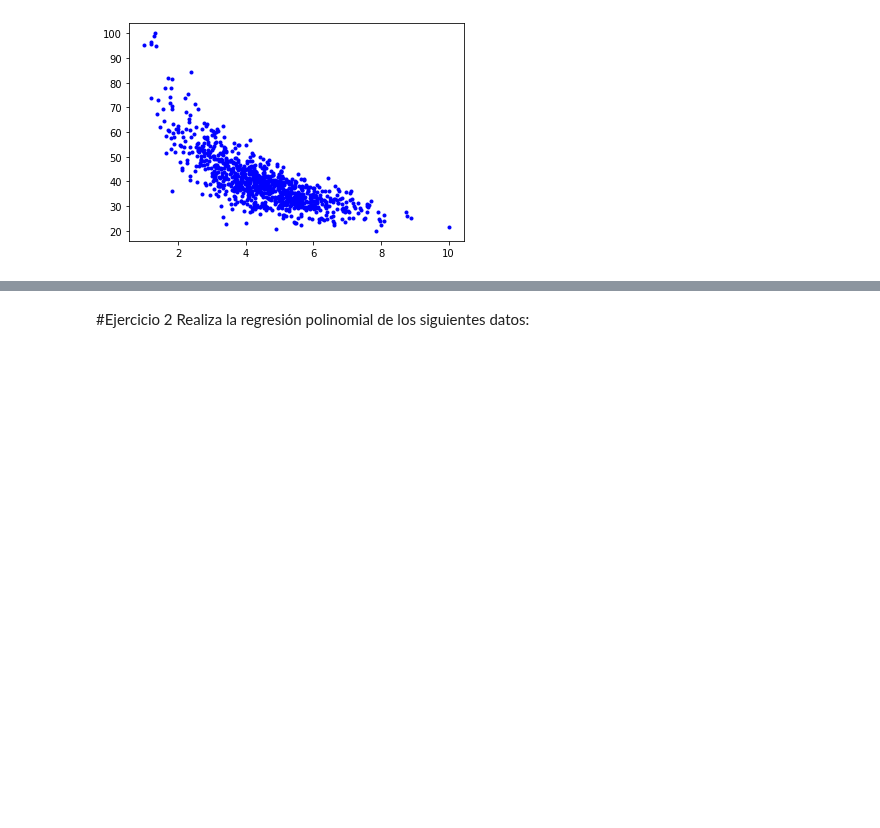
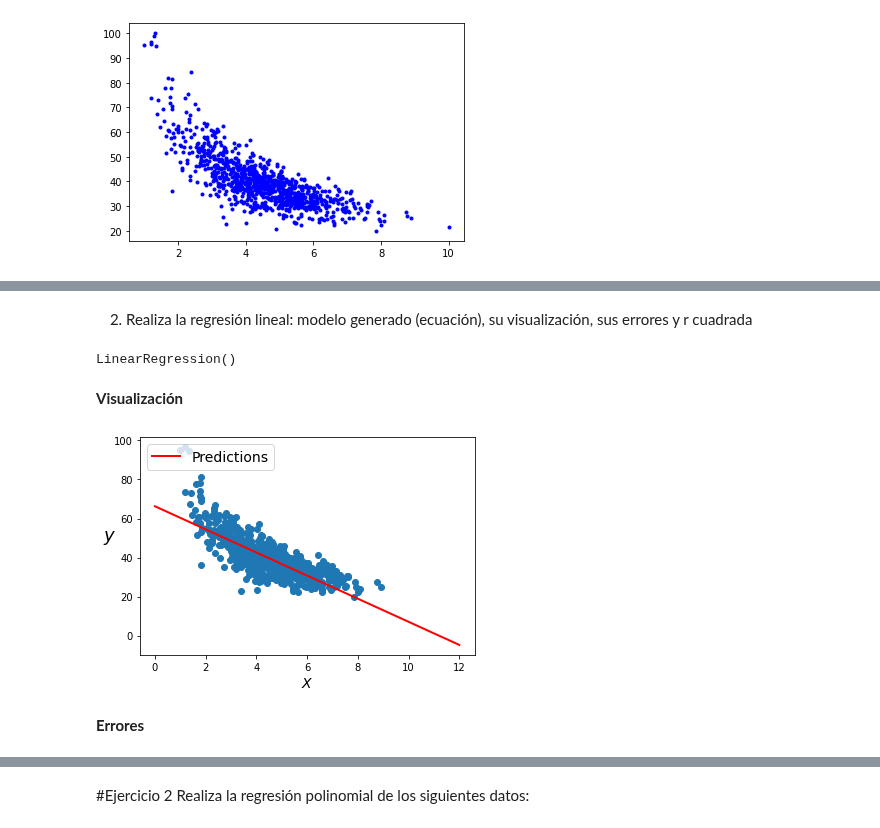
Before and after one commit to PosgradoMNA/actividades-de-aprendizaje-A01793918_HelmyMoreno, a Jupyter notebook: Actividad_7_Regresion_lineal_polinomial.ipynb, the cells around one changed output, grey strips where cells are left out. Cells and saved outputs as stored; diff of their text form; code cells hidden in the pictures; blank space fills up the shorter version.

```diff
--- a/Actividad_7_Regresion_lineal_polinomial.ipynb
+++ b/Actividad_7_Regresion_lineal_polinomial.ipynb
@@ -278,6 +280,6 @@ df.sample(10)
 # %%
-X = df[['Number of Units']]
-y = df['Manufacturing Cost']
+X = df_LR[['Number of Units']]
+y = df_LR['Manufacturing Cost']
 # %%
 len(X)
 # %% [output]
@@ -306,0 +309,6 @@ plt.plot(X,y,'b.')
+# %%
+#Partición de los datos 80% datos determinados
+from sklearn.linear_model import LinearRegression
+
+random_state_RL = 3
+X_train, X_test, y_train, y_test = train_test_split(X, y, train_size = 0.7, random_state = random_state_RL, shuffle = True)
@@ -307,3 +332,27 @@ plt.plot(X,y,'b.')
+# %% [markdown]
+2. Realiza la regresión lineal: modelo generado (ecuación), su visualización, sus errores y r cuadrada
+# %%
+# Creación del modelo
+df_LR = LinearRegression(fit_intercept=True)
+df_LR.fit(X = X_train, y = y_train)
+# %% [output]
+LinearRegression()
+# %% [markdown]
+**Visualización**
+# %%
+# construct best fit line
+X_fit = np.linspace(0, 12, 200)
+y_fit = df_LR.predict(X_fit[:, np.newaxis])
+
+plt.scatter(X_train, y_train)
+plt.plot(X_fit, y_fit, "r-", linewidth=2, label="Predictions")
+plt.xlabel("$X$", fontsize=14)
+plt.ylabel("$y$", rotation=0, fontsize=18)
+plt.legend(loc="upper left", fontsize=14);
+# %% [output]
+[figure, added]
+# %% [markdown]
+**Errores**
 # %%
 #polinomial
 # %%
```
Also changed, not shown: parts of 13 cells of this notebook.
